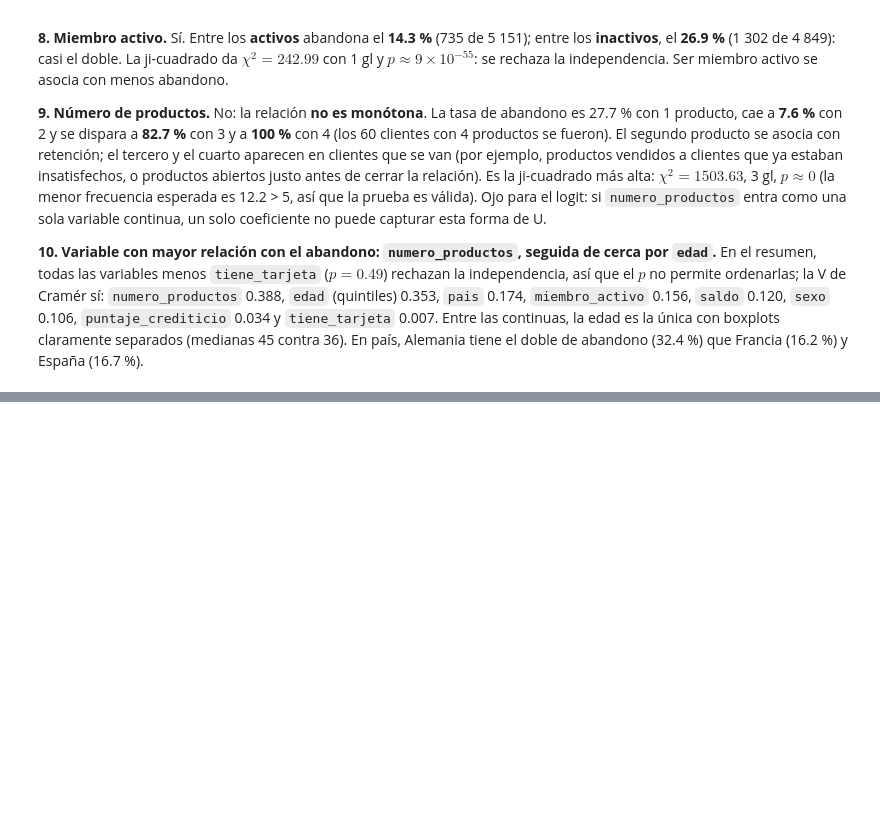
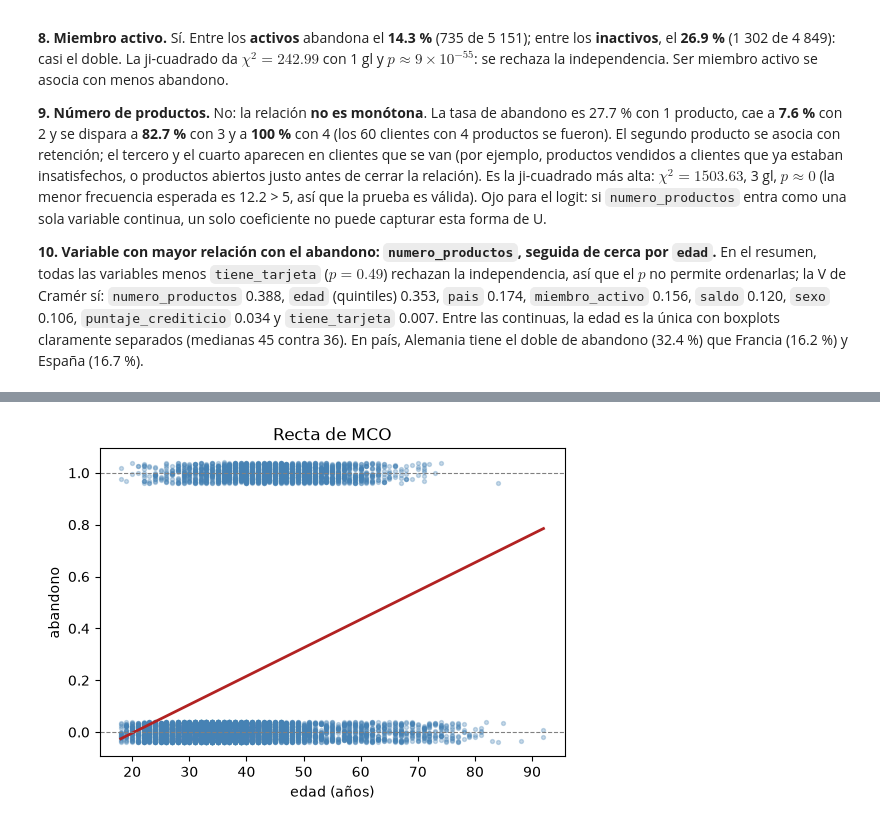
Before and after one commit to sebasrolemmel/Taller-abandono-producto-20262, a Jupyter notebook: Taller_Abandono_Producto_Financiero.ipynb, the cells around one changed output, grey strips where cells are left out. Cells and saved outputs as stored; diff of their text form; code cells hidden in the pictures; blank space fills up the shorter version.

Commit message:
Punto 4: de la recta al logit

```diff
--- a/Taller_Abandono_Producto_Financiero.ipynb
+++ b/Taller_Abandono_Producto_Financiero.ipynb
@@ -466,0 +508,12 @@ pd.DataFrame({k: resumen_ji2(s) for k, s in candidatas.items()}).T.sort_values("
+# %%
+x_line = np.linspace(datos["edad"].min(), datos["edad"].max(), 50)
+plt.scatter(datos["edad"], y_jit, c="steelblue", s=8, alpha=0.3)
+plt.plot(x_line, ols.params["Intercept"] + ols.params["edad"] * x_line, color="firebrick", lw=2)
+plt.axhline(0, color="gray", lw=0.8, ls="--")
+plt.axhline(1, color="gray", lw=0.8, ls="--")
+plt.xlabel("edad (años)")
+plt.ylabel("abandono")
+plt.title("Recta de MCO")
+plt.show()
+# %% [output]
+[figure, added]
```
Also changed, not shown: parts of 16 cells of this notebook.
